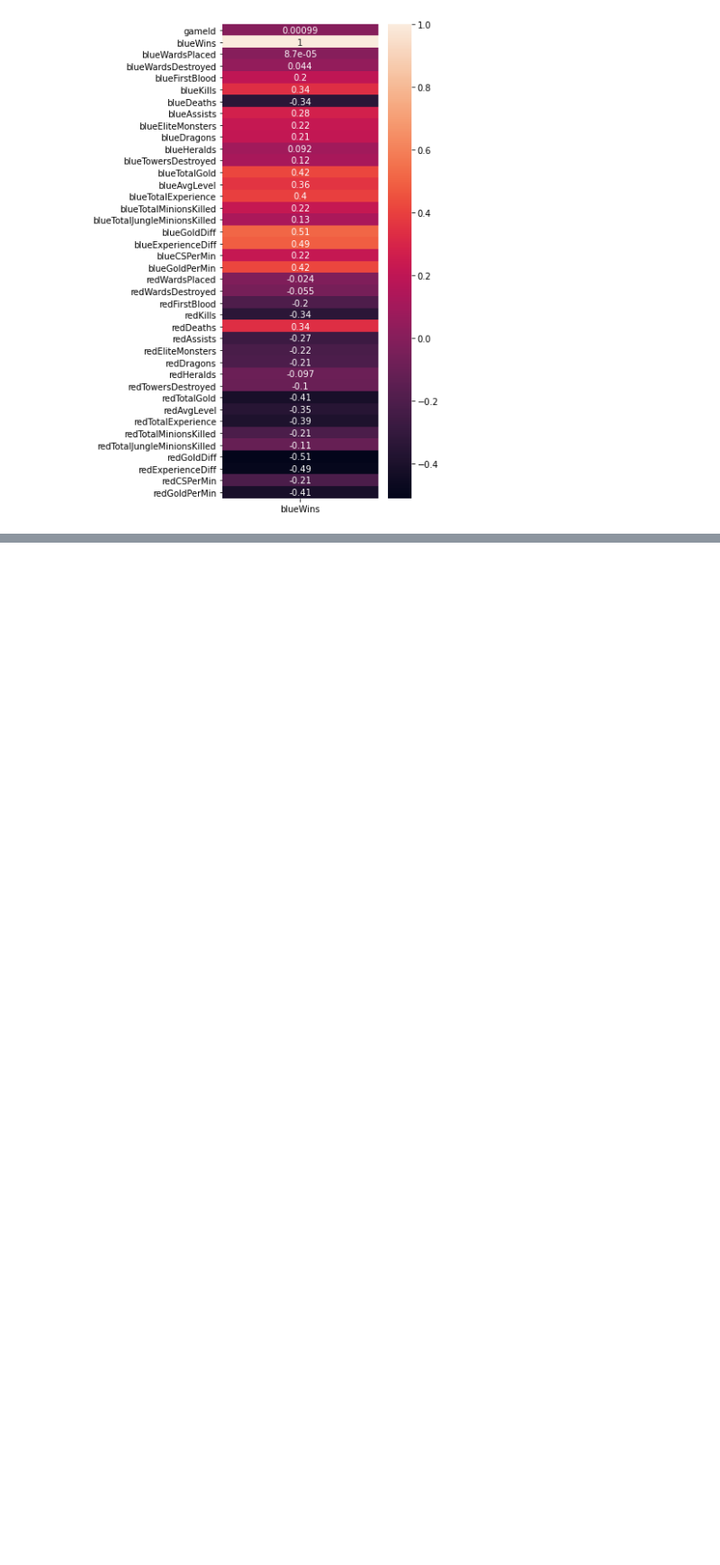
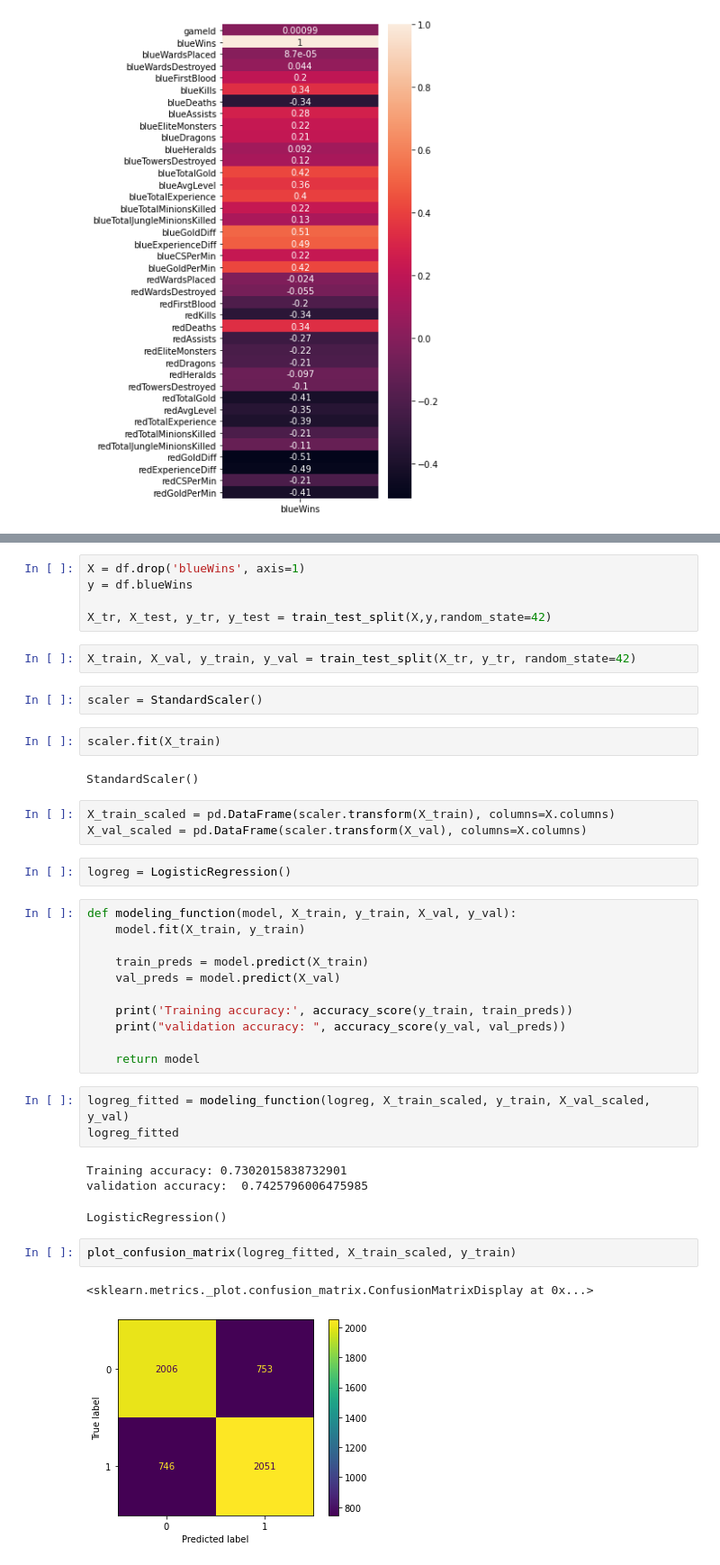
Before and after one commit to krvosen/bsc-phase-three-project, a Jupyter notebook: notebooks/exploratory/Kyle/DataCleaning.ipynb, the cells around one changed output, grey strips where cells are left out. Shown: that part at 90% size. Saved outputs shown, nothing was run; the diff lists cells and outputs as text; blank space fills up the shorter version.

Commit message:
2 logistic models, DecisionTreeClassifier model, GridSearch model

```diff
--- a/notebooks/exploratory/Kyle/DataCleaning.ipynb
+++ b/notebooks/exploratory/Kyle/DataCleaning.ipynb
@@ -65,0 +84,41 @@ sns.heatmap(df.corr()[['blueWins']], annot=True)
+# %%
+X = df.drop('blueWins', axis=1)
+y = df.blueWins
+
+X_tr, X_test, y_tr, y_test = train_test_split(X,y,random_state=42)
+# %%
+X_train, X_val, y_train, y_val = train_test_split(X_tr, y_tr, random_state=42)
+# %%
+scaler = StandardScaler()
+# %%
+scaler.fit(X_train)
+# %% [output]
+StandardScaler()
+# %%
+X_train_scaled = pd.DataFrame(scaler.transform(X_train), columns=X.columns)
+X_val_scaled = pd.DataFrame(scaler.transform(X_val), columns=X.columns)
+# %%
+logreg = LogisticRegression()
+# %%
+def modeling_function(model, X_train, y_train, X_val, y_val):
+    model.fit(X_train, y_train)
+
+    train_preds = model.predict(X_train)
+    val_preds = model.predict(X_val)
+
+    print('Training accuracy:', accuracy_score(y_train, train_preds))
+    print("validation accuracy: ", accuracy_score(y_val, val_preds))
+
+    return model
+# %%
+logreg_fitted = modeling_function(logreg, X_train_scaled, y_train, X_val_scaled, y_val)
+logreg_fitted
+# %% [output]
+Training accuracy: 0.7302015838732901
+validation accuracy:  0.7425796006475985
+LogisticRegression()
+# %%
+plot_confusion_matrix(logreg_fitted, X_train_scaled, y_train)
+# %% [output]
+<sklearn.metrics._plot.confusion_matrix.ConfusionMatrixDisplay at 0x...>
+[figure, added]
```
Also changed, not shown: parts of 13 cells of this notebook.
